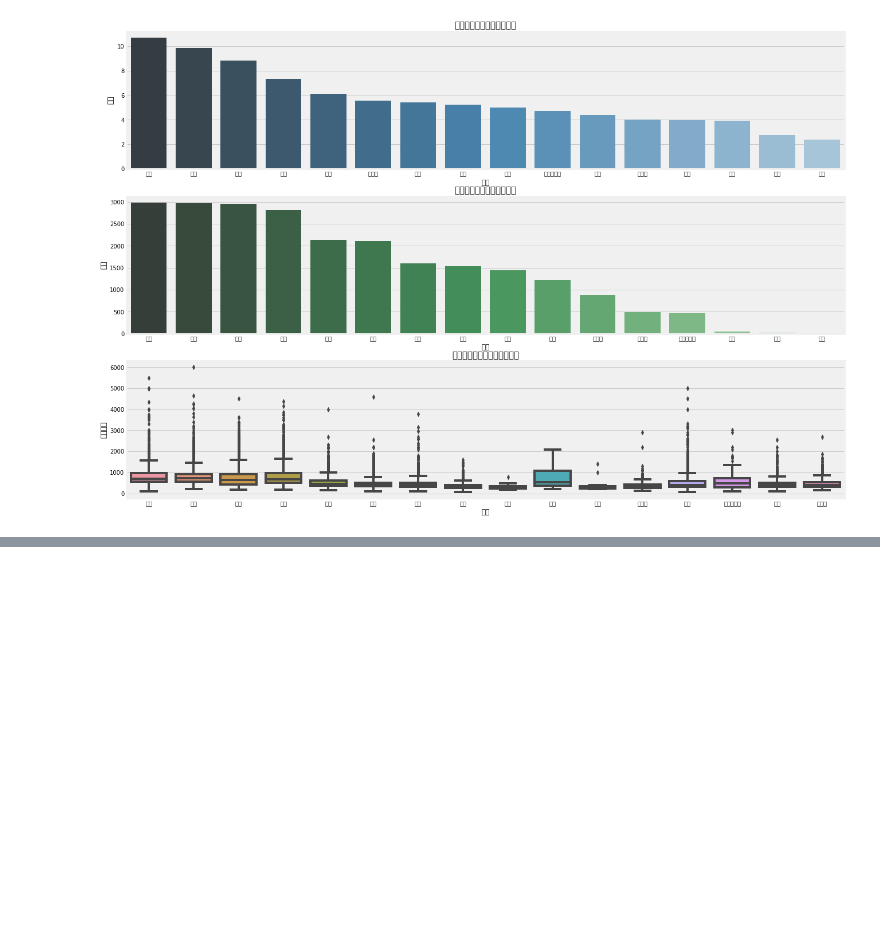
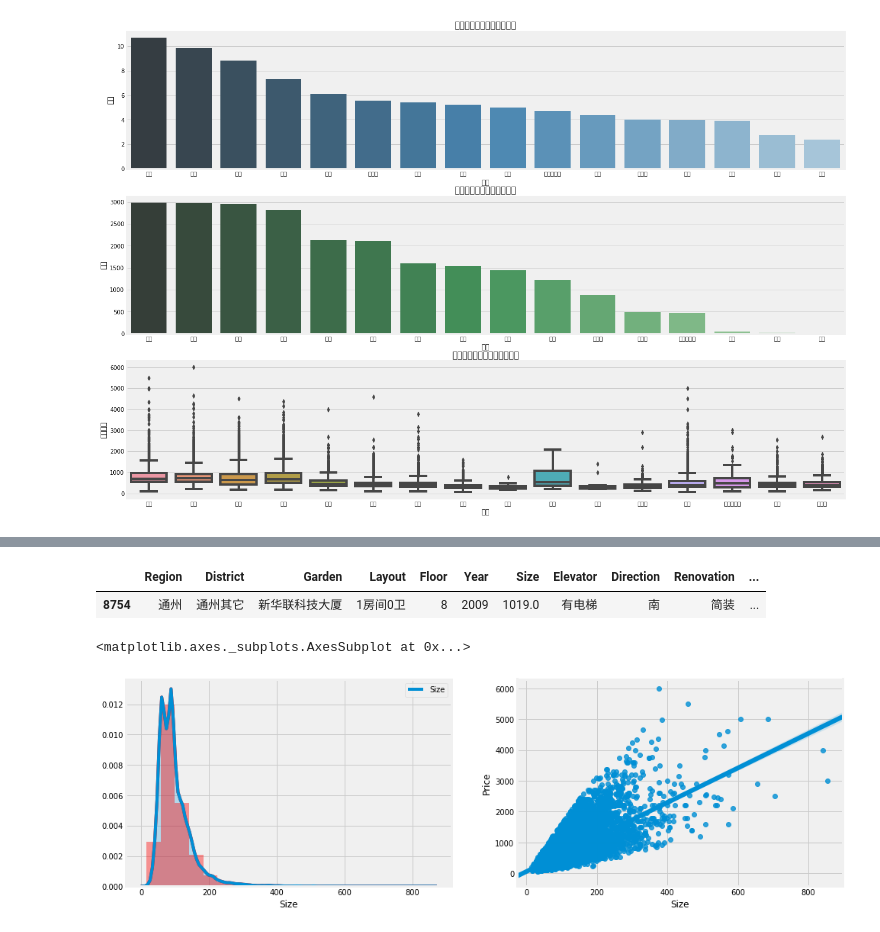
Before and after one commit to AlanConstantine/DataScienceProjects, a Jupyter notebook: SecondHandHousing/SecondHandHousingAnalysis.ipynb, the cells around one changed output, grey strips where cells are left out. Cells and saved outputs as stored; diff of their text form; code cells hidden in the pictures; blank space fills up the shorter version.

```diff
--- a/SecondHandHousing/SecondHandHousingAnalysis.ipynb
+++ b/SecondHandHousing/SecondHandHousingAnalysis.ipynb
@@ -102,0 +144,23 @@ plt.show()
+# %%
+# 查出面积大于1000，但是房价很低的数据
+df.loc[df['Size'] > 1000]
+# %% [output]
+|  | Region | District | Garden | Layout | Floor | Year | Size | Elevator | Direction | Renovation | ... |
+| 8754 | 通州 | 通州其它 | 新华联科技大厦 | 1房间0卫 | 8 | 2009 | 1019.0 | 有电梯 | 南 | 简装 | ... |
+# %%
+# 删除异常值
+df = df[(df['Layout'] != '叠拼别墅') & (df['Size'] < 1000)]
+# %%
+f, [ax1, ax2] = plt.subplots(1, 2, figsize=(15, 5))
+
+# 建房时间分布请款
+sns.distplot(df['Size'], bins=20, ax=ax1, color='r')
+# distplot: 带分布形态的直方图, bins: 直方图数量
+sns.kdeplot(df['Size'], shade=True, ax=ax1)
+# kdeplot: 核密度估计(kernel density estimation)
+
+# 建房时间和出售价格的关系
+sns.regplot(x='Size', y='Price', data=df, ax=ax2)  # 线性回归关系
+# %% [output]
+<matplotlib.axes._subplots.AxesSubplot at 0x...>
+[figure, added]
```
Also changed, not shown: parts of 7 cells of this notebook, 1 other file.
